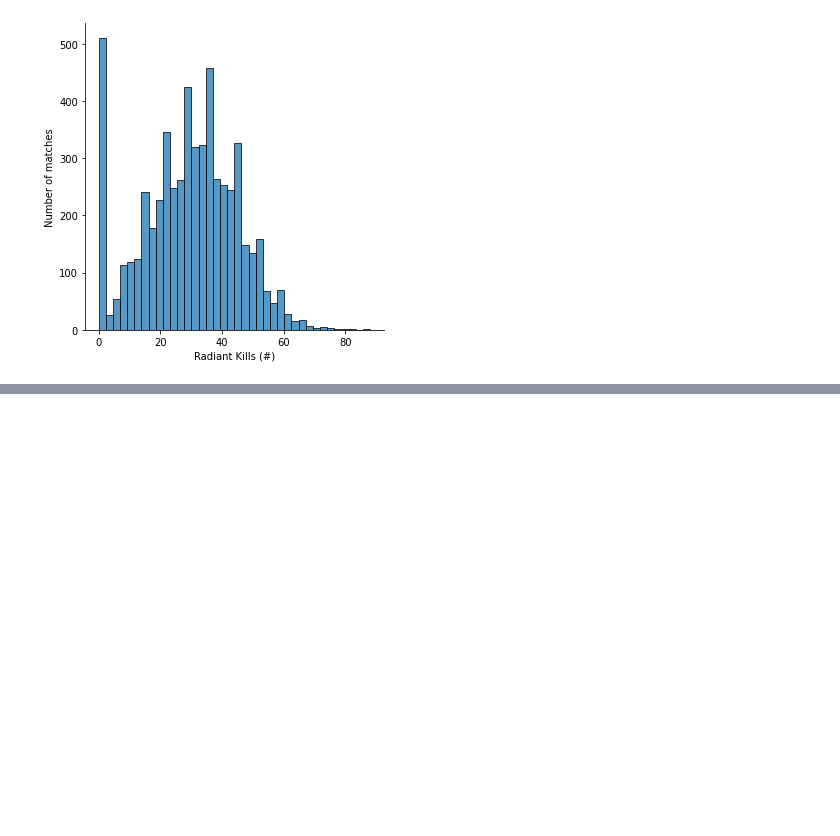
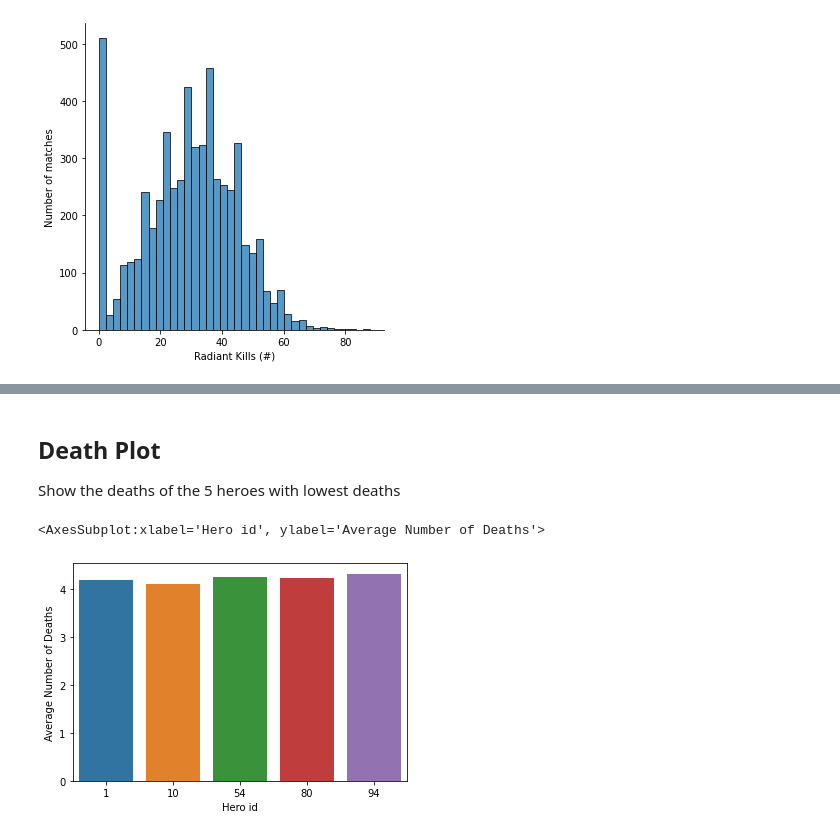
Before and after one commit to data301-2020-winter1/course-project-solo_108, a Jupyter notebook: analysis/milestone1.ipynb, the cells around one changed output, grey strips where cells are left out. Drawn from its saved outputs; the diff is of its cells as text; code cells hidden in the pictures; blank space fills up the shorter version.

```diff
--- a/analysis/milestone1.ipynb
+++ b/analysis/milestone1.ipynb
@@ -53,0 +77,9 @@ plot
+# %% [markdown]
+## Death Plot
+Show the deaths of the 5 heroes with lowest deaths
+# %%
+plot = deaths_plot(players_df)
+plot
+# %% [output]
+<AxesSubplot:xlabel='Hero id', ylabel='Average Number of Deaths'>
+[figure, added]
```
Also changed, not shown: parts of 15 cells of this notebook, 1 other file.
